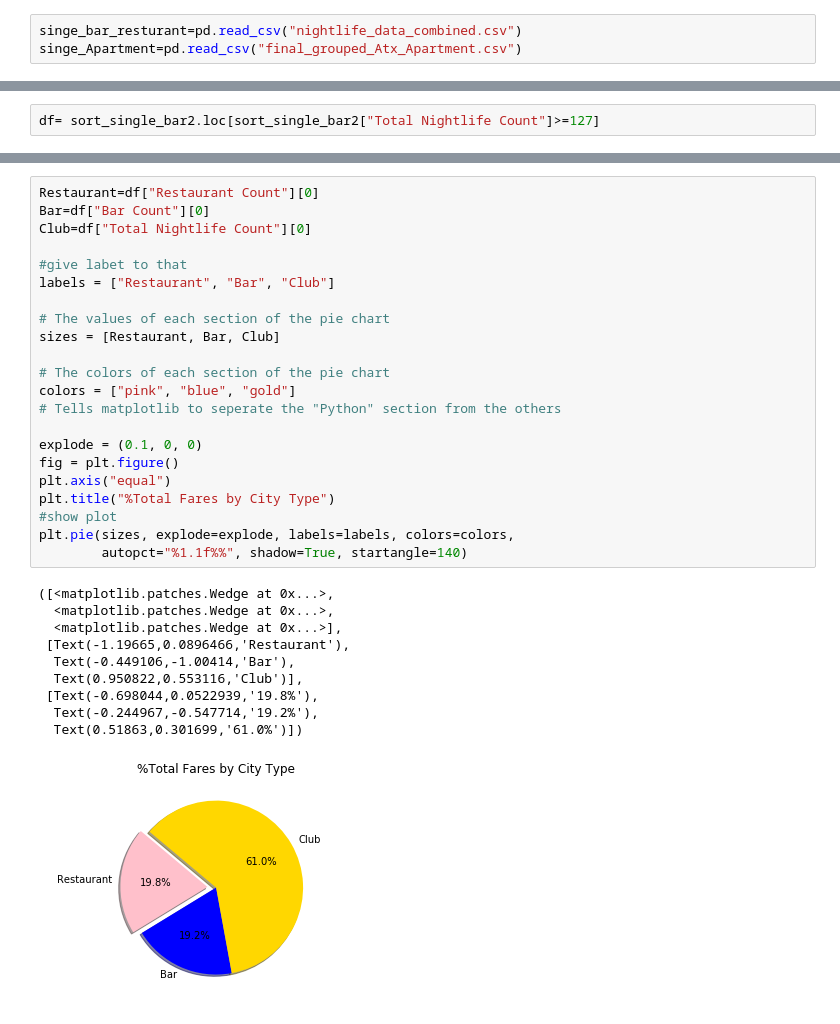
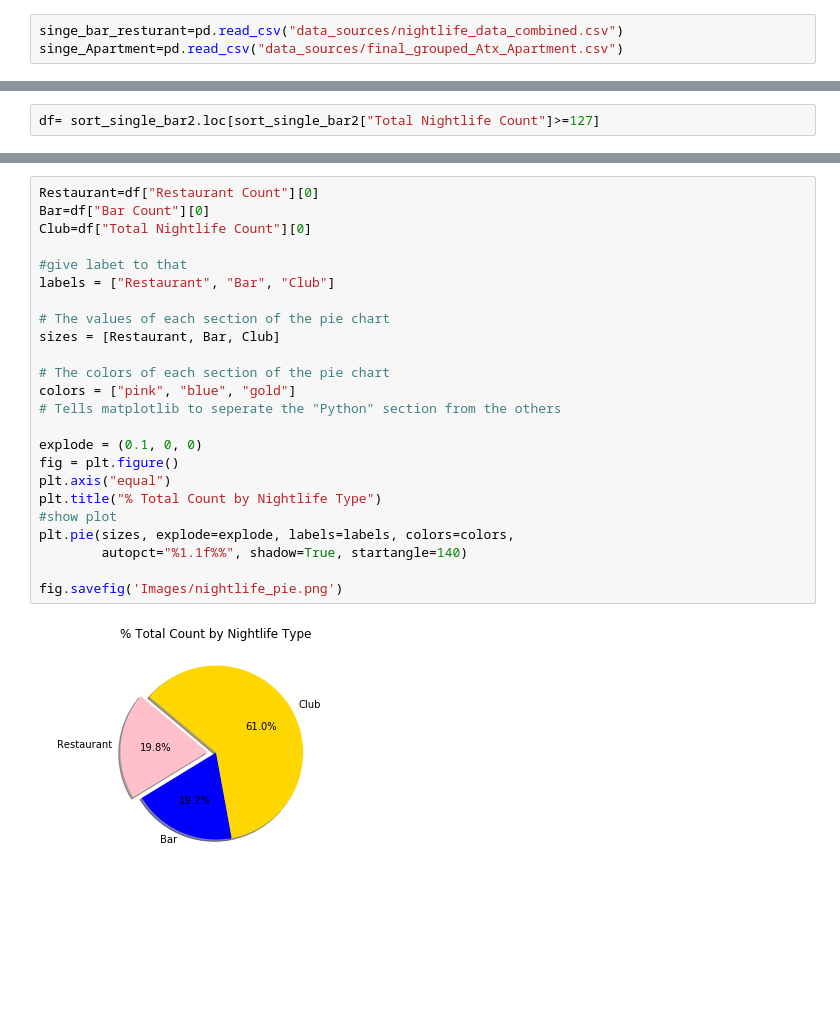
Before and after one commit to JoeDReynolds/yrelocate, a Jupyter notebook: single subplots.ipynb, the cells around one changed output, grey strips where cells are left out. Drawn from its saved outputs; the diff is of its cells as text; blank space fills up the shorter version.

```diff
--- a/single subplots.ipynb
+++ b/single subplots.ipynb
@@ -3,8 +3,8 @@ import pandas as pd
 import numpy as np
 import matplotlib.pyplot as plt
 # %%
-singe_bar_resturant=pd.read_csv("nightlife_data_combined.csv")
-singe_Apartment=pd.read_csv("final_grouped_Atx_Apartment.csv")
+singe_bar_resturant=pd.read_csv("data_sources/nightlife_data_combined.csv")
+singe_Apartment=pd.read_csv("data_sources/final_grouped_Atx_Apartment.csv")
 # %%
 singe_bar_resturant.head()
 # %% [output]
@@ -148,33 +149,26 @@ fig.savefig('Top Five zip Code for nightlife.png')
 # %%
 Restaurant=df["Restaurant Count"][0]
 Bar=df["Bar Count"][0]
 Club=df["Total Nightlife Count"][0]
 
 #give labet to that
 labels = ["Restaurant", "Bar", "Club"]
 
 # The values of each section of the pie chart
 sizes = [Restaurant, Bar, Club]
 
 # The colors of each section of the pie chart
 colors = ["pink", "blue", "gold"]
 # Tells matplotlib to seperate the "Python" section from the others
 
 explode = (0.1, 0, 0)
 fig = plt.figure()
 plt.axis("equal")
-plt.title("%Total Fares by City Type")
+plt.title("% Total Count by Nightlife Type")
 #show plot
 plt.pie(sizes, explode=explode, labels=labels, colors=colors,
         autopct="%1.1f%%", shadow=True, startangle=140)
+
+fig.savefig('Images/nightlife_pie.png')
 # %% [output]
-([<matplotlib.patches.Wedge at 0x...>,
-  <matplotlib.patches.Wedge at 0x...>,
-  <matplotlib.patches.Wedge at 0x...>],
- [Text(-1.19665,0.0896466,'Restaurant'),
-  Text(-0.449106,-1.00414,'Bar'),
-  Text(0.950822,0.553116,'Club')],
- [Text(-0.698044,0.0522939,'19.8%'),
-  Text(-0.244967,-0.547714,'19.2%'),
-  Text(0.51863,0.301699,'61.0%')])
-[figure, old version]
+[figure, new version]
```
Also changed, not shown: parts of 3 cells of this notebook, 9 other files.
